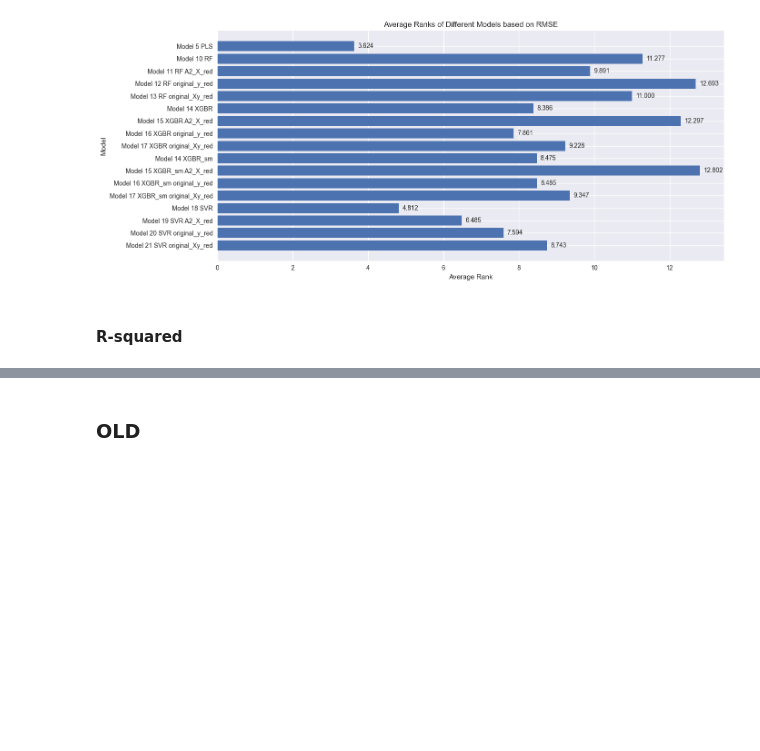
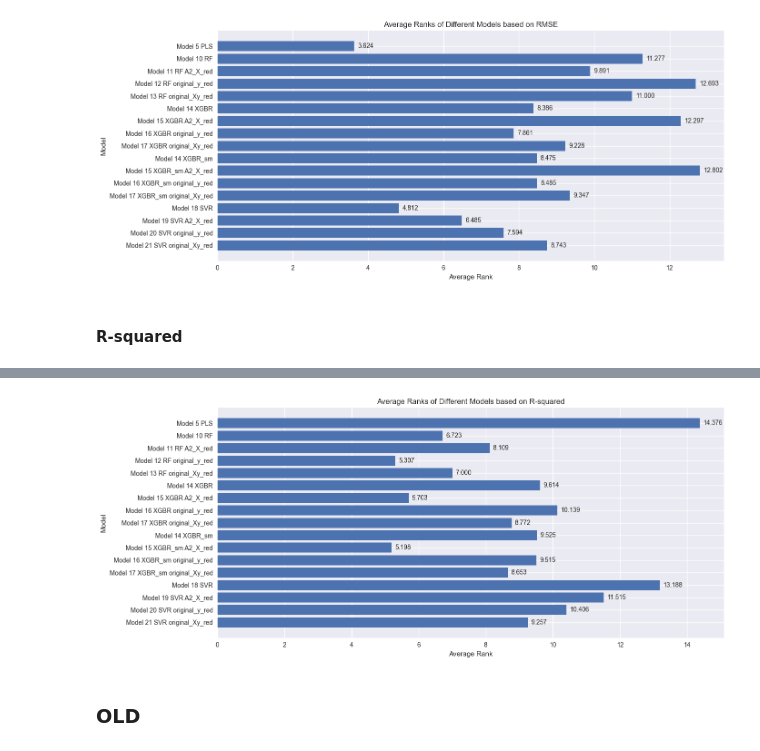
Before and after one commit to bernatsort/Therapy-Progress-Gait-Prediction, a Jupyter notebook: model_comparison.ipynb, the cells around one changed output, grey strips where cells are left out. Drawn from its saved outputs; the diff is of its cells as text; code cells hidden in the pictures; blank space fills up the shorter version.

Commit message:
model comparison R2: pls, rf, xgb, xgb_sm, svr

```diff
--- a/model_comparison.ipynb
+++ b/model_comparison.ipynb
@@ -241,7 +241,7 @@ plt.title('Average Ranks of Different Models based on RMSE')
 plt.gca().invert_yaxis()  # Invert y-axis to have the highest rank on top
 
 # Add data labels on the bars
-for index, value in enumerate(average_ranks):
+for index, value in enumerate(average_ranks_rmse):
     plt.text(value + 0.1, index, f'{value:.3f}', va='center')
 
 plt.tight_layout()
@@ -255,17 +255,17 @@ r2_scores_list = [
                     # MLR
 
                     # PLS
-                    rmse_scores_test_A2_pls,
+                    r2_target_test_A2_pls,
                     # Decision Tree Regressor
 
                     # Random Forest Regressor
-                    rmse_scores_test_A2_rf, rmse_scores_test_A2_X_red_rf, rmse_scores_test_original_y_red_rf, rmse_scores_test_original_Xy_red_rf,
+                    R2_target_test_A2_rf, R2_target_test_A2_X_red_rf, coeff_determination_r2_original_y_red_rf, coeff_determination_r2_original_Xy_red_rf,
                     # XGBoost Regressor (single model)
-                    rmse_scores_test_A2_xgb, rmse_scores_test_A2_X_red_xgb,  rmse_scores_test_original_y_red_xgb, rmse_scores_test_original_Xy_red_xgb,
+                    R2_target_test_A2_xgb, R2_target_test_A2_X_red_xgb,  coeff_determination_r2_original_y_red_xgb, coeff_determination_r2_original_Xy_red_xgb,
                     # XGBoost Regressor (separate models)
-                    rmse_scores_test_A2_xgb_sm, rmse_scores_test_A2_X_red_xgb_sm,  rmse_scores_test_original_y_red_xgb_sm, rmse_scores_test_original_Xy_red_xgb_sm,
+                    R2_target_test_A2_xgb_sm, R2_target_test_A2_X_red_xgb_sm,  coeff_determination_r2_original_y_red_xgb_sm, coeff_determination_r2_original_Xy_red_xgb_sm,
                     # SVR (direct multioutput regression)
-                    rmse_scores_test_A2_svr, rmse_scores_test_A2_X_red_svr, rmse_scores_test_original_y_red_svr, rmse_scores_test_original_Xy_red_svr
+                    R2_target_test_A2_svr, R2_target_test_A2_X_red_svr, coeff_determination_r2_original_y_red_svr, coeff_determination_r2_original_Xy_red_svr
                     ]
 # %%
 # R-squared
@@ -276,3 +294,20 @@ for i, model_name in enumerate(model_names):
+# %%
+# Create a bar plot
+plt.figure(figsize=(14, 6))
+plt.barh(model_names, average_ranks_r2)
+plt.xlabel('Average Rank')
+plt.ylabel('Model')
+plt.title('Average Ranks of Different Models based on R-squared')
+plt.gca().invert_yaxis()  # Invert y-axis to have the highest rank on top
+
+# Add data labels on the bars
+for index, value in enumerate(average_ranks_r2):
+    plt.text(value + 0.1, index, f'{value:.3f}', va='center')
+
+plt.tight_layout()
+plt.show()
+# %% [output]
+[figure, added]
 # %% [markdown]
 ### OLD
 # %%
```
Also changed, not shown: parts of 1 cell of this notebook.
